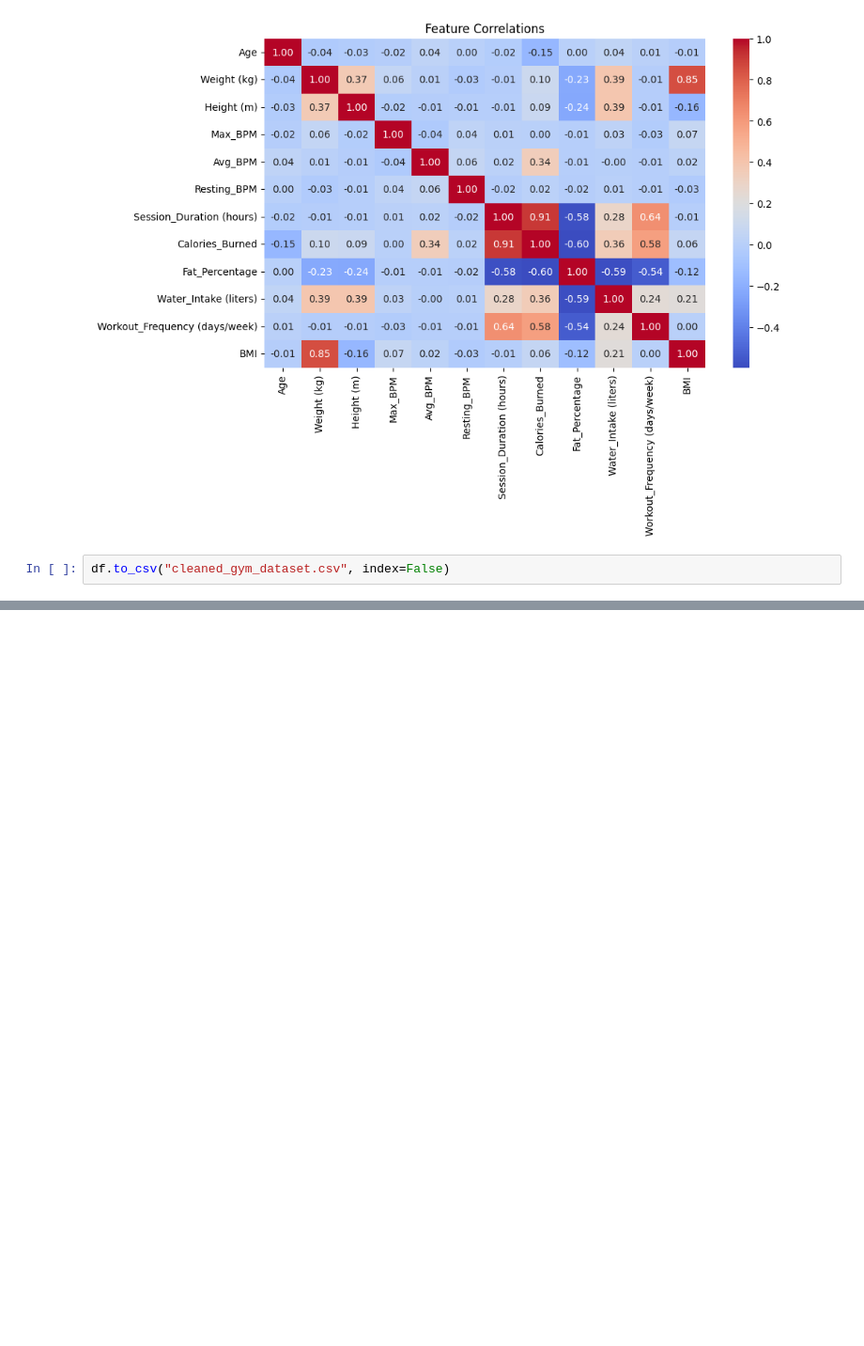
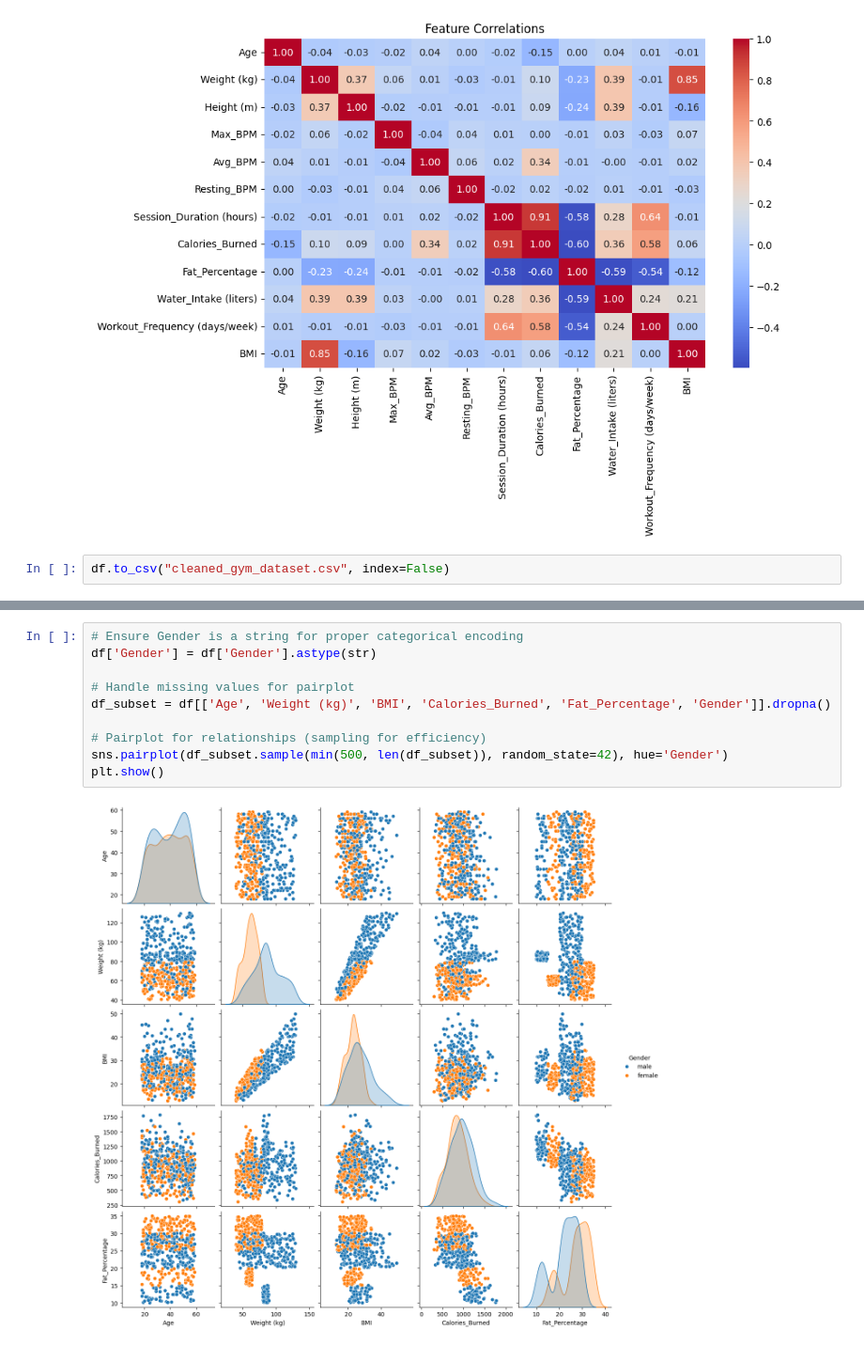
Before and after one commit to SeidaAhmed/Fitness-Analytics-through-Data-Mining-Leveraging-Wearable-Device-Data-, a Jupyter notebook: CIND840_Advanced_Dataanalytics_DataPreprocessing.ipynb, the cells around one changed output, grey strips where cells are left out. Shown at 94% size. Saved outputs shown, nothing was run; the diff lists cells and outputs as text; blank space fills up the shorter version.

```diff
--- a/CIND840_Advanced_Dataanalytics_DataPreprocessing.ipynb
+++ b/CIND840_Advanced_Dataanalytics_DataPreprocessing.ipynb
@@ -176,0 +187,12 @@ df.to_csv("cleaned_gym_dataset.csv", index=False)
+# %%
+# Ensure Gender is a string for proper categorical encoding
+df['Gender'] = df['Gender'].astype(str)
+
+# Handle missing values for pairplot
+df_subset = df[['Age', 'Weight (kg)', 'BMI', 'Calories_Burned', 'Fat_Percentage', 'Gender']].dropna()
+
+# Pairplot for relationships (sampling for efficiency)
+sns.pairplot(df_subset.sample(min(500, len(df_subset)), random_state=42), hue='Gender')
+plt.show()
+# %% [output]
+[figure, added]
```
Also changed, not shown: parts of 5 cells of this notebook.
